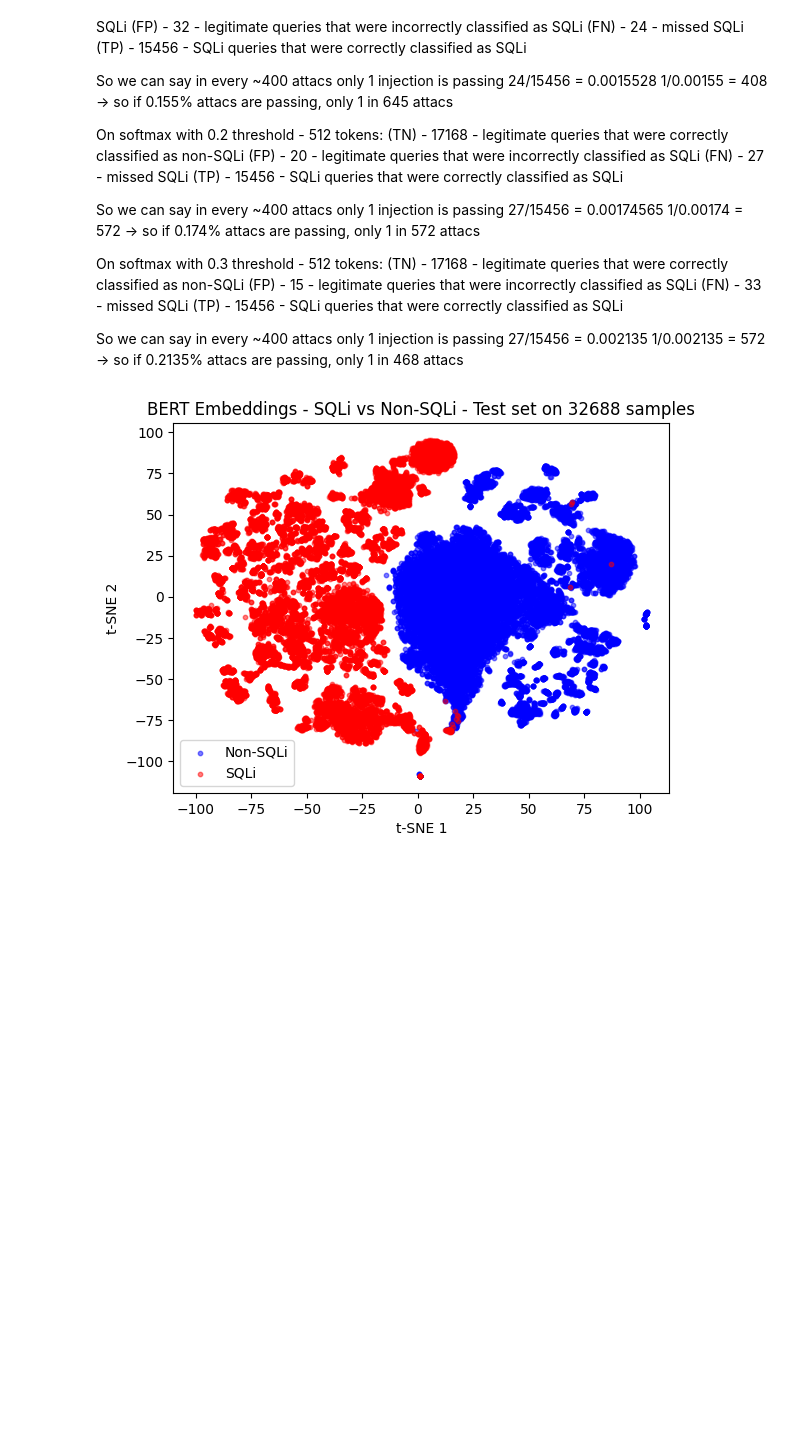
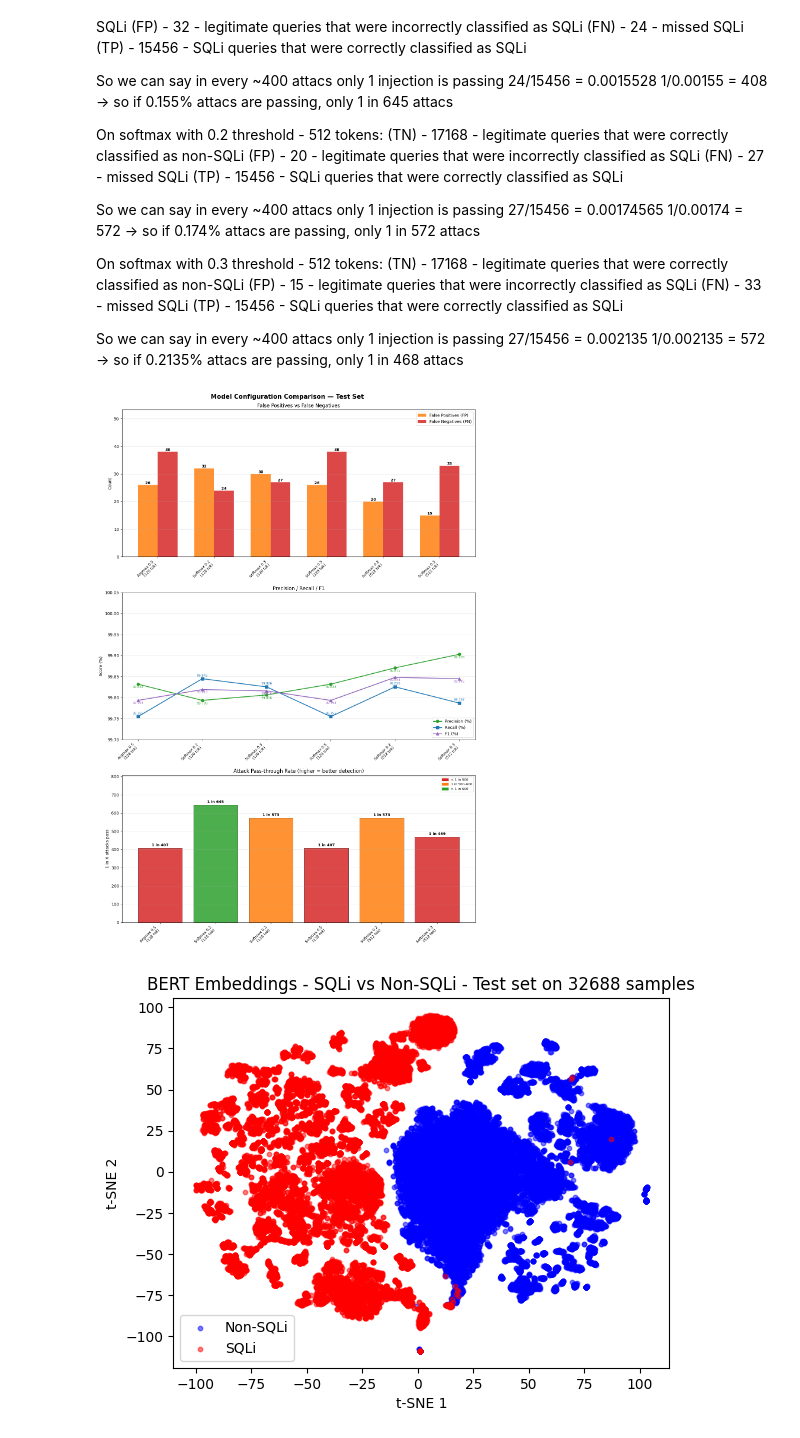
Before and after one commit to viserionnina/bert-sqli-detection, a Jupyter notebook: notebooks/training.ipynb, the cells around one changed output. Drawn from its saved outputs; the diff is of its cells as text; code cells hidden in the pictures; blank space fills up the shorter version.

Commit message:
Visualization of Model Conf. Comparison - Test set

```diff
--- a/notebooks/training.ipynb
+++ b/notebooks/training.ipynb
@@ -673,6 +673,97 @@ On softmax with 0.3 threshold - 512 tokens:
 So we can say in every ~400 attacs only 1 injection is passing
 27/15456 = 0.002135
 1/0.002135 = 572 -> so if 0.2135% attacs are passing, only 1 in 468 attacs
+# %%
+import matplotlib.pyplot as plt
+import matplotlib.patches as mpatches #for manually constructing legends
+import numpy as np
+
+# Data from our observations from above from confusion matrixs
+configs = {
+    "Argmax 0.5\n(128 tok)":      {"TN": 17168, "FP": 26, "FN": 38, "TP": 15456},
+    "Softmax 0.2\n(128 tok)":     {"TN": 17168, "FP": 32, "FN": 24, "TP": 15456},
+    "Softmax 0.3\n(128 tok)":     {"TN": 17168, "FP": 30, "FN": 27, "TP": 15456},
+    "Softmax 0.5\n(128 tok)":     {"TN": 17168, "FP": 26, "FN": 38, "TP": 15456},
+    "Softmax 0.2\n(512 tok)":     {"TN": 17168, "FP": 20, "FN": 27, "TP": 15456},
+    "Softmax 0.3\n(512 tok)":     {"TN": 17168, "FP": 15, "FN": 33, "TP": 15456},
+}
+
+labels = list(configs.keys())
+fps, fns, accs, precs, recs, f1s, one_in_x = [], [], [], [], [], [], []
+
+for c in configs.values():
+    TN, FP, FN, TP = c["TN"], c["FP"], c["FN"], c["TP"]
+    total = TN + FP + FN + TP
+    acc  = (TP + TN) / total
+    prec = TP / (TP + FP)
+    rec  = TP / (TP + FN)
+    f1   = 2 * prec * rec / (prec + rec)
+    miss_rate = FN / (TP + FN)
+    fps.append(FP)
+    fns.append(FN)
+    accs.append(acc * 100)
+    precs.append(prec * 100)
+    recs.append(rec * 100)
+    f1s.append(f1 * 100)
+    one_in_x.append(1 / miss_rate)
+
+x = np.arange(len(labels))
+fig, ax = plt.subplots(3, 1, figsize=(13, 19))
+fig.suptitle("Model Configuration Comparison — Test Set", fontsize=15, fontweight='bold', y=0.99)
+
+#Plot 1: FP(false positive) and FN(false negative)
+w = 0.35  #width of columns
+b1 = ax[0].bar(x - w/2, fps, w, label='False Positives (FP)', color='#ff7f0e', alpha=0.85)
+b2 = ax[0].bar(x + w/2, fns, w, label='False Negatives (FN)', color='#d62728', alpha=0.85)
+for bar in list(b1) + list(b2):
+    ax[0].text(bar.get_x() + bar.get_width()/2, bar.get_height(), str(int(bar.get_height())), ha='center', va='bottom', fontsize=9, fontweight='bold')
+ax[0].set_xticks(x)
+ax[0].set_xticklabels(labels, rotation=45, ha='right',fontsize=9)
+ax[0].set_ylabel("Count")
+ax[0].set_title("False Positives vs False Negatives")
+ax[0].legend();
+ax[0].set_ylim(0, max(max(fps), max(fns)) * 1.4)
+ax[0].grid(axis='y', alpha=0.3)
+
+# --- Plot 2: Precision, Recall, F1 ---
+ax[1].plot(x, precs, 'o-', color='#2ca02c', label='Precision (%)', lw=2, ms=7)
+ax[1].plot(x, recs,  's-', color='#1f77b4', label='Recall (%)',    lw=2, ms=7)
+ax[1].plot(x, f1s,   '^-', color='#9467bd', label='F1 (%)',        lw=2, ms=7)
+for i, (p, r, f) in enumerate(zip(precs, recs, f1s)):
+    ax[1].text(i, p - 0.011, f'{p:.3f}', ha='center', va='bottom', fontsize=7.5, color='#2ca02c')
+    ax[1].text(i, r + 0.011, f'{r:.3f}', ha='center', va='top',    fontsize=7.5, color='#1f77b4')
+    ax[1].text(i, f - 0.003, f'{f:.3f}', ha='center', va='top',    fontsize=7.5, color='#9467bd')
+ax[1].set_xticks(x);
+ax[1].set_xticklabels(labels, fontsize=9, rotation=45, ha='right',)
+ax[1].set_ylabel("Score (%)")
+ax[1].set_title("Precision / Recall / F1")
+ax[1].legend(loc='lower right')
+ax[1].set_ylim(99.7, 100.05)
+ax[1].grid(axis='y', alpha=0.3)
+
+# --- Plot 3: 1 in X attacks passing ---
+colors = ['#d62728' if v < 500 else '#ff7f0e' if v < 600 else '#2ca02c' for v in one_in_x]
+bars = ax[2].bar(x, one_in_x, color=colors, alpha=0.85, edgecolor='black', lw=0.5)
+for bar, val in zip(bars, one_in_x):
+    ax[2].text(bar.get_x() + bar.get_width()/2, bar.get_height() + 5, f'1 in {int(val)}', ha='center', va='bottom', fontsize=9, fontweight='bold')
+ax[2].set_xticks(x)
+ax[2].set_xticklabels(labels, rotation=45, ha='right', fontsize=9)
+ax[2].set_ylabel("1 in X attacks pass")
+ax[2].set_title("Attack Pass-through Rate (higher = better detection)")
+ax[2].set_ylim(0, max(one_in_x) * 1.25)
+ax[2].grid(axis='y', alpha=0.3)
+legend_patches = [
+    mpatches.Patch(color='#d62728', label='< 1 in 500'),
+    mpatches.Patch(color='#ff7f0e', label='1 in 500–600'),
+    mpatches.Patch(color='#2ca02c', label='> 1 in 600'),
+]
+ax[2].legend(handles=legend_patches, fontsize=8)
+
+plt.tight_layout()
+plt.savefig('../results/model_comparison_test_set.png', dpi=300, bbox_inches='tight')
+plt.show()
+# %% [output]
+[figure, added]
 # %%
 #t-SNE visualization of BERT embeddings for the test set
 import matplotlib.pyplot as plt
```
Also changed, not shown: 1 other file.
